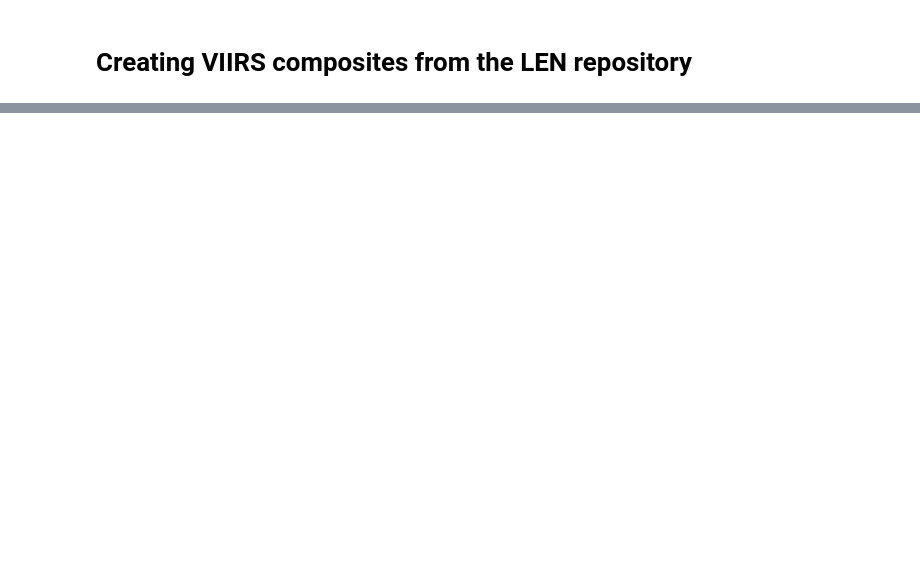
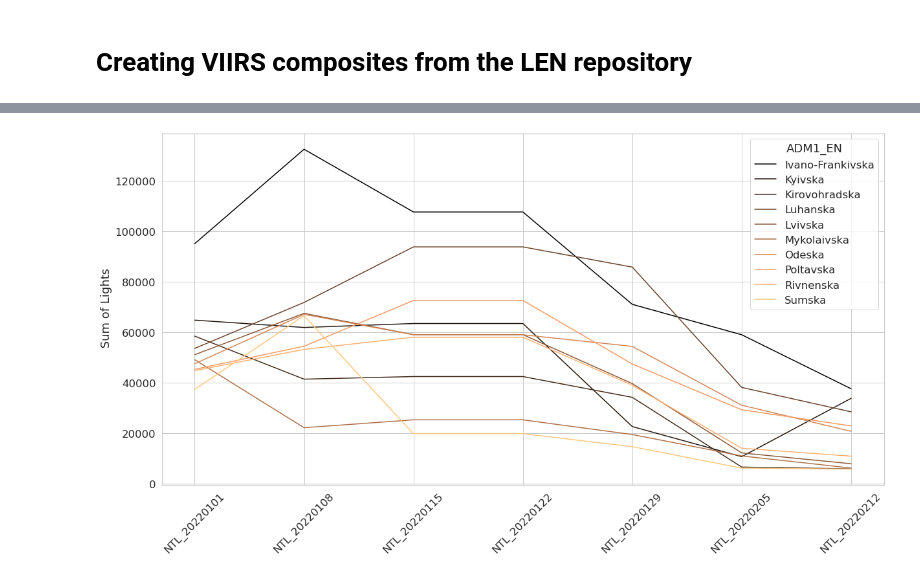
Before and after one commit to andresfchamorro/LEN_STAC, a Jupyter notebook: notebooks/Cleaning_VIIRS.ipynb, the cells around one changed output, grey strips where cells are left out. Saved outputs shown, nothing was run; the diff lists cells and outputs as text; code cells hidden in the pictures; blank space fills up the shorter version.

```diff
--- a/notebooks/Cleaning_VIIRS.ipynb
+++ b/notebooks/Cleaning_VIIRS.ipynb
@@ -39,0 +291,4 @@ cleaner.write_output(out_folder, iso3)
+# %%
+map_ntl(ntl_plot.iloc[:,8:18])
+# %% [output]
+[figure, added]
```
Also changed, not shown: parts of 31 cells of this notebook, 5 other files.
